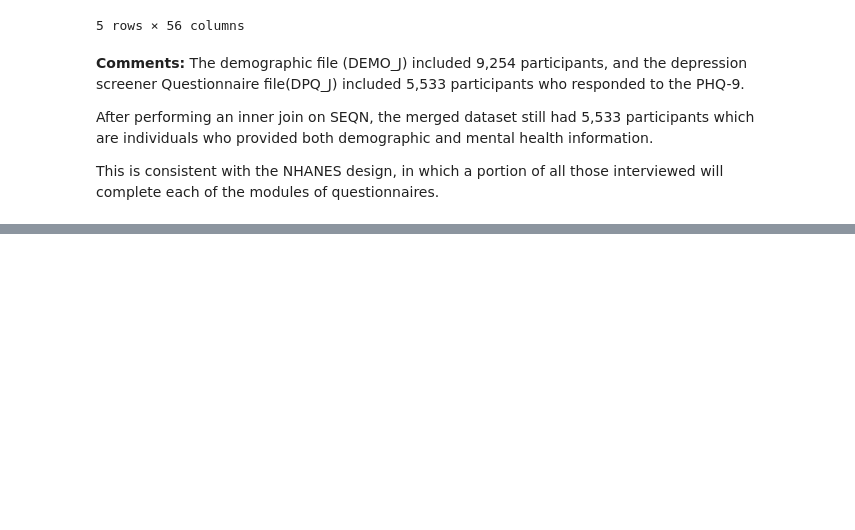
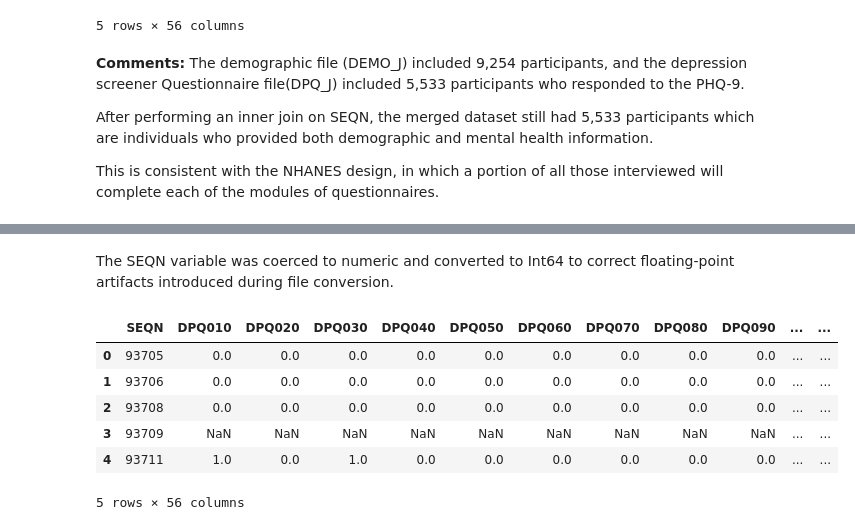
Before and after one commit to Sreyaakm/nhanes-depression-analytics, a Jupyter notebook: notebooks/Notebook_02_merge_demo_depression.ipynb, the cells around one changed output, grey strips where cells are left out. Saved outputs shown, nothing was run; the diff lists cells and outputs as text; code cells hidden in the pictures; blank space fills up the shorter version.

```diff
--- a/notebooks/Notebook_02_merge_demo_depression.ipynb
+++ b/notebooks/Notebook_02_merge_demo_depression.ipynb
@@ -64,3 +211,5 @@ merged_data.head()
 After performing an inner join on SEQN, the merged dataset still had 5,533 participants which are individuals who provided both demographic and mental health information.
 
 This is consistent with the NHANES design, in which a portion of all those interviewed will complete each of the modules of questionnaires.
+# %%
+merged_data["SEQN"] = pd.to_numeric(merged_data["SEQN"], errors="coerce").astype("Int64")
@@ -66,0 +233,13 @@ This is consistent with the NHANES design, in which a portion of all those inter
+# %% [markdown]
+The SEQN variable was coerced to numeric and converted to Int64 to correct floating-point artifacts introduced during file conversion.
+# %%
+#again previewing to see SEQN whether changed to Int from Float
+merged_data.head()
+# %% [output]
+|  | SEQN | DPQ010 | DPQ020 | DPQ030 | DPQ040 | DPQ050 | DPQ060 | DPQ070 | DPQ080 | DPQ090 | ... | ... |
+| 0 | 93705 | 0.0 | 0.0 | 0.0 | 0.0 | 0.0 | 0.0 | 0.0 | 0.0 | 0.0 | ... | ... |
+| 1 | 93706 | 0.0 | 0.0 | 0.0 | 0.0 | 0.0 | 0.0 | 0.0 | 0.0 | 0.0 | ... | ... |
+| 2 | 93708 | 0.0 | 0.0 | 0.0 | 0.0 | 0.0 | 0.0 | 0.0 | 0.0 | 0.0 | ... | ... |
+| 3 | 93709 | NaN | NaN | NaN | NaN | NaN | NaN | NaN | NaN | NaN | ... | ... |
+| 4 | 93711 | 1.0 | 0.0 | 1.0 | 0.0 | 0.0 | 0.0 | 0.0 | 0.0 | 0.0 | ... | ... |
+5 rows × 56 columns
```
Also changed, not shown: parts of 16 cells of this notebook.
